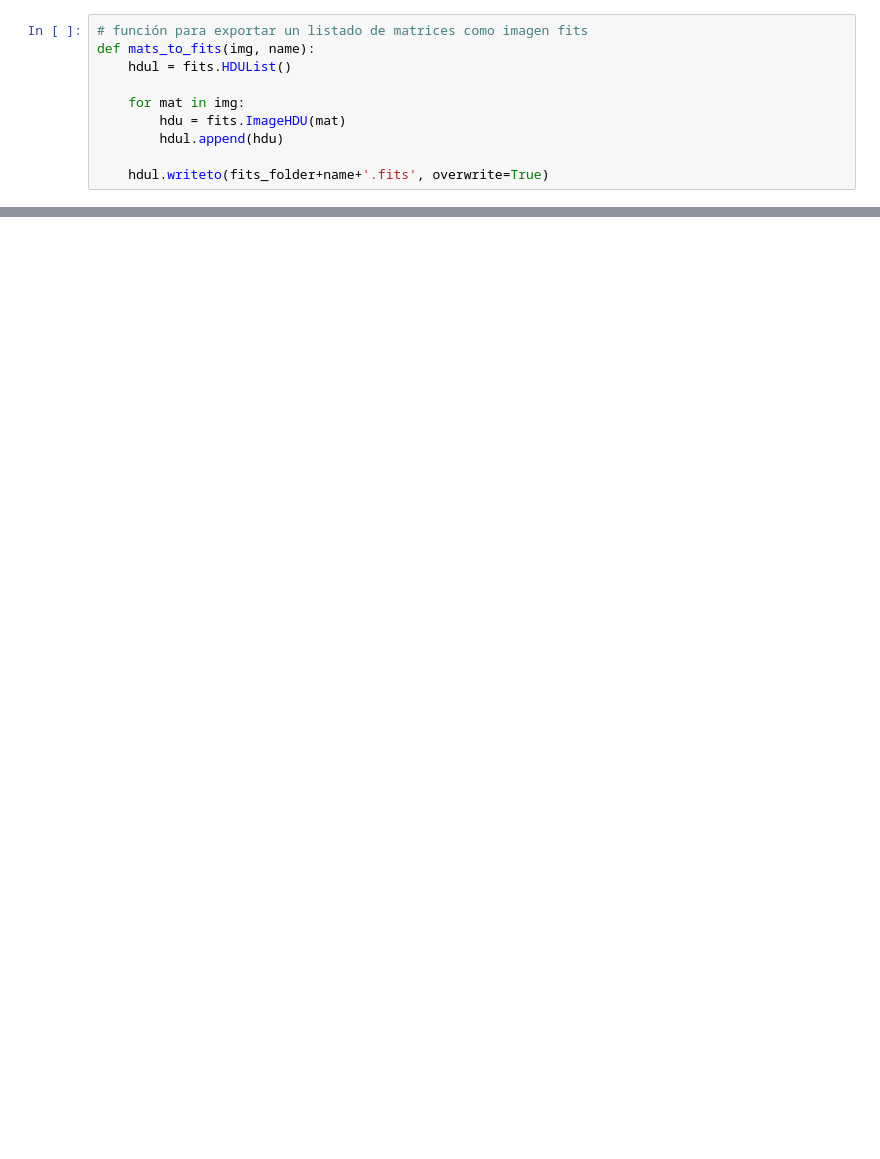
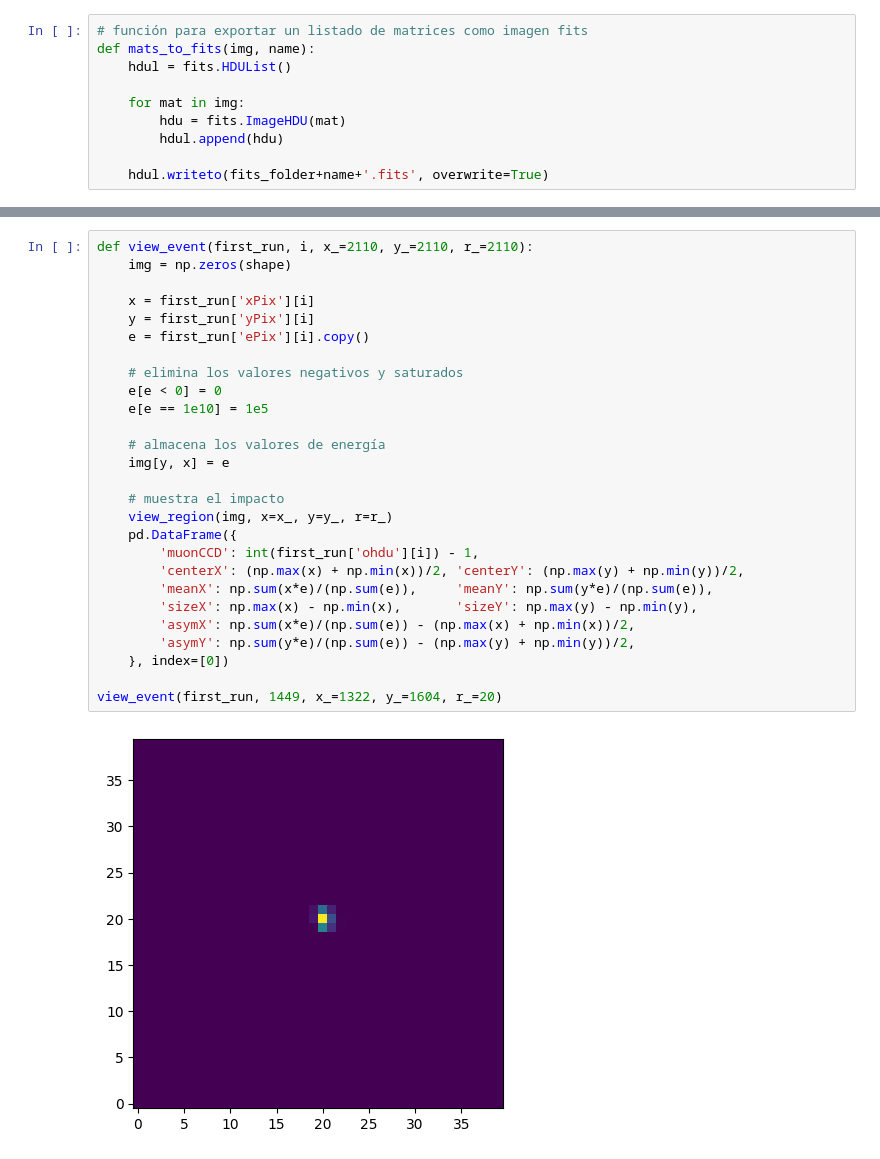
Before and after one commit to santi-acv/connie_tracking, a Jupyter notebook: leer_datos_connie.ipynb, the cells around one changed output, grey strips where cells are left out. Cells and saved outputs as stored; diff of their text form; blank space fills up the shorter version.

```diff
--- a/leer_datos_connie.ipynb
+++ b/leer_datos_connie.ipynb
@@ -239,0 +226,29 @@ plt.show()
+# %%
+def view_event(first_run, i, x_=2110, y_=2110, r_=2110):
+    img = np.zeros(shape)
+
+    x = first_run['xPix'][i]
+    y = first_run['yPix'][i]
+    e = first_run['ePix'][i].copy()
+
+    # elimina los valores negativos y saturados
+    e[e < 0] = 0
+    e[e == 1e10] = 1e5
+
+    # almacena los valores de energía
+    img[y, x] = e
+
+    # muestra el impacto
+    view_region(img, x=x_, y=y_, r=r_)
+    pd.DataFrame({
+        'muonCCD': int(first_run['ohdu'][i]) - 1,
+        'centerX': (np.max(x) + np.min(x))/2, 'centerY': (np.max(y) + np.min(y))/2,
+        'meanX': np.sum(x*e)/(np.sum(e)),     'meanY': np.sum(y*e)/(np.sum(e)),
+        'sizeX': np.max(x) - np.min(x),       'sizeY': np.max(y) - np.min(y),
+        'asymX': np.sum(x*e)/(np.sum(e)) - (np.max(x) + np.min(x))/2,
+        'asymY': np.sum(y*e)/(np.sum(e)) - (np.max(y) + np.min(y))/2,
+    }, index=[0])
+
+view_event(first_run, 1449, x_=1322, y_=1604, r_=20)
+# %% [output]
+[figure, added]
```
Also changed, not shown: parts of 24 cells of this notebook, 1 other file.
